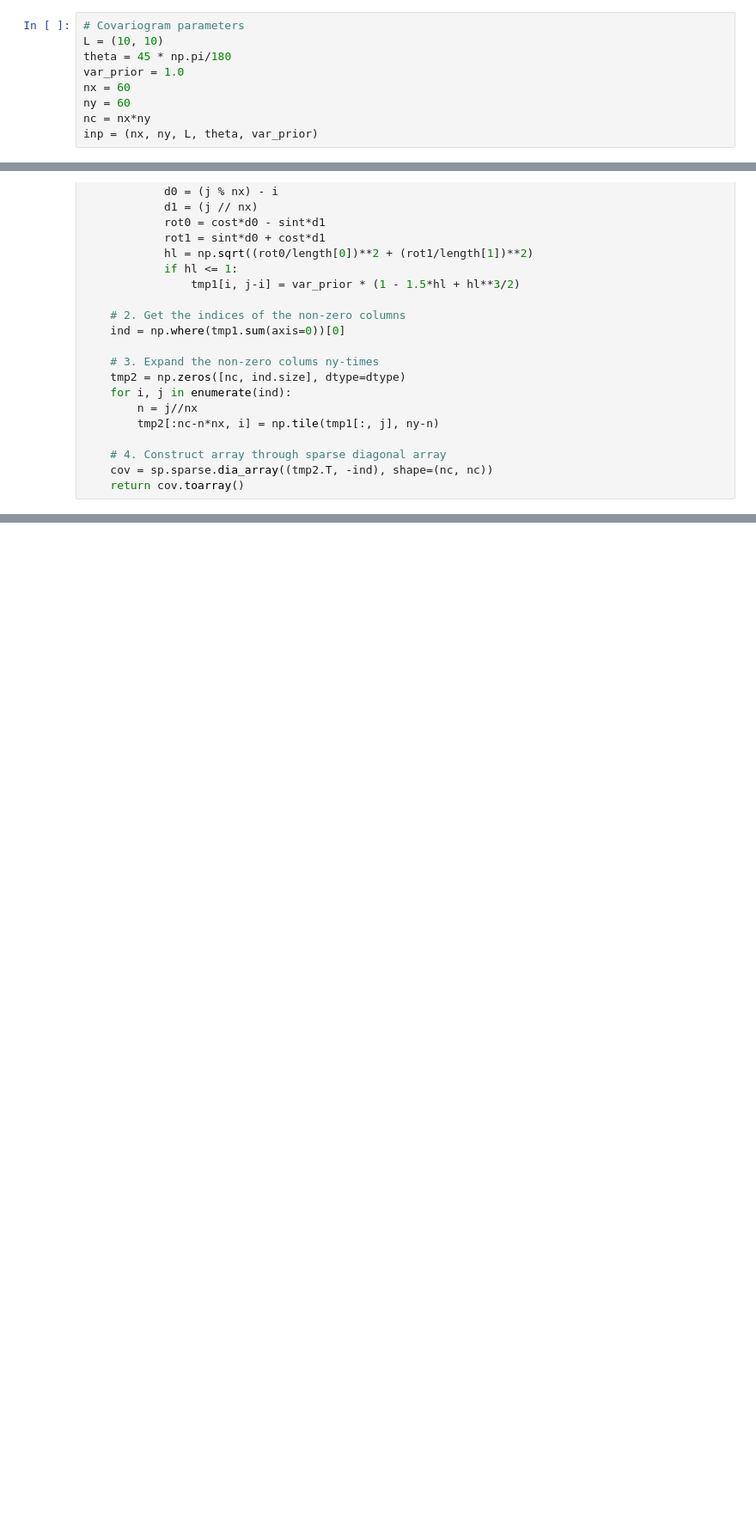
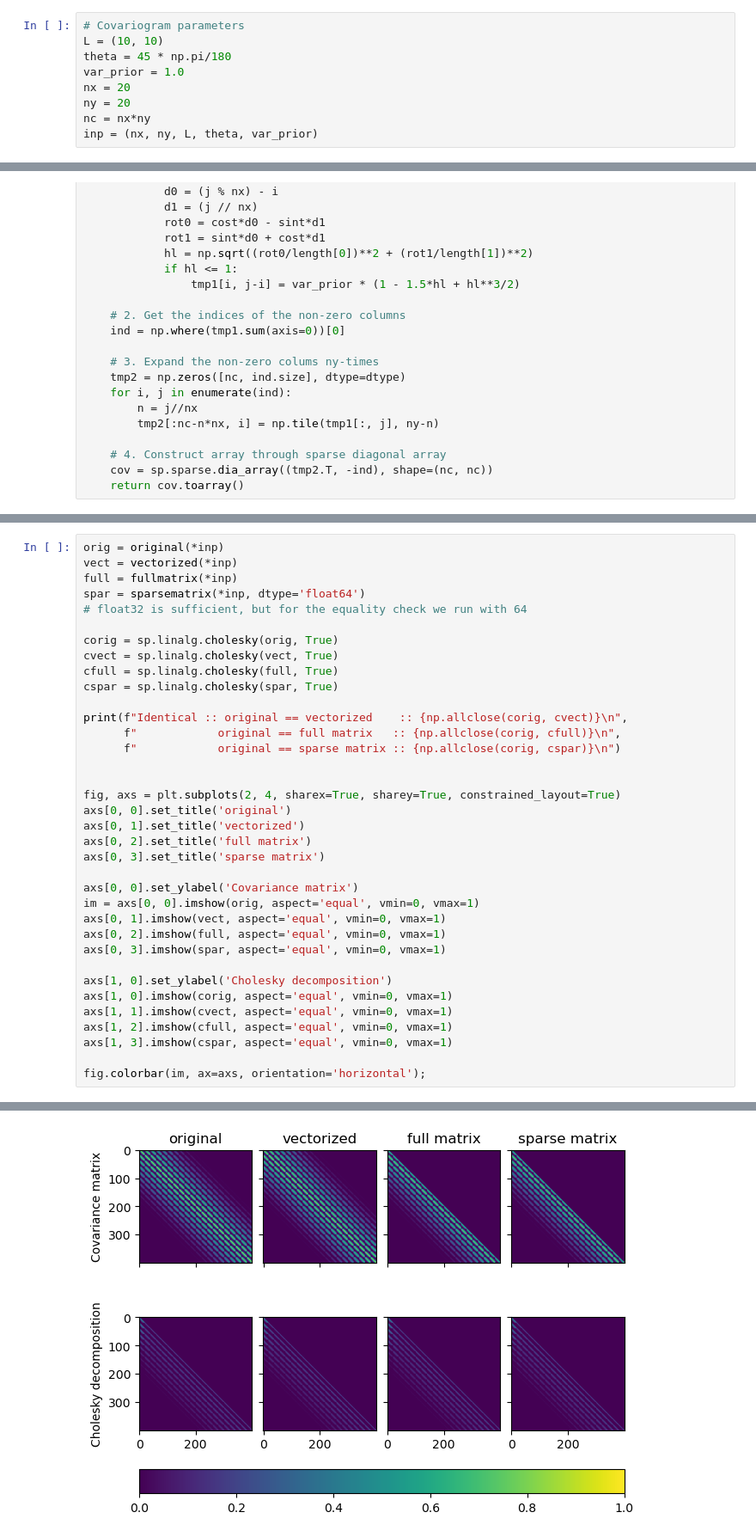
Before and after one commit to prisae/tmp-share, a Jupyter notebook: DevelopCovariance.ipynb, the cells around one changed output, grey strips where cells are left out. Shown at 86% size. Saved outputs shown, nothing was run; the diff lists cells and outputs as text; blank space fills up the shorter version.

```diff
--- a/DevelopCovariance.ipynb
+++ b/DevelopCovariance.ipynb
@@ -8,8 +8,8 @@ import matplotlib.pyplot as plt
 L = (10, 10)
 theta = 45 * np.pi/180
 var_prior = 1.0
-nx = 60
-ny = 60
+nx = 20
+ny = 20
 nc = nx*ny
 inp = (nx, ny, L, theta, var_prior)
 # %%
@@ -168,0 +122,37 @@ peak memory: 871.84 MiB, increment: 0.00 MiB
+# %%
+orig = original(*inp)
+vect = vectorized(*inp)
+full = fullmatrix(*inp)
+spar = sparsematrix(*inp, dtype='float64')
+# float32 is sufficient, but for the equality check we run with 64
+
+corig = sp.linalg.cholesky(orig, True)
+cvect = sp.linalg.cholesky(vect, True)
+cfull = sp.linalg.cholesky(full, True)
+cspar = sp.linalg.cholesky(spar, True)
+
+print(f"Identical :: original == vectorized    :: {np.allclose(corig, cvect)}\n",
+      f"            original == full matrix   :: {np.allclose(corig, cfull)}\n",
+      f"            original == sparse matrix :: {np.allclose(corig, cspar)}\n")
+
+
+fig, axs = plt.subplots(2, 4, sharex=True, sharey=True, constrained_layout=True)
+axs[0, 0].set_title('original')
+axs[0, 1].set_title('vectorized')
+axs[0, 2].set_title('full matrix')
+axs[0, 3].set_title('sparse matrix')
+
+axs[0, 0].set_ylabel('Covariance matrix')
+im = axs[0, 0].imshow(orig, aspect='equal', vmin=0, vmax=1)
+axs[0, 1].imshow(vect, aspect='equal', vmin=0, vmax=1)
+axs[0, 2].imshow(full, aspect='equal', vmin=0, vmax=1)
+axs[0, 3].imshow(spar, aspect='equal', vmin=0, vmax=1)
+
+axs[1, 0].set_ylabel('Cholesky decomposition')
+axs[1, 0].imshow(corig, aspect='equal', vmin=0, vmax=1)
+axs[1, 1].imshow(cvect, aspect='equal', vmin=0, vmax=1)
+axs[1, 2].imshow(cfull, aspect='equal', vmin=0, vmax=1)
+axs[1, 3].imshow(cspar, aspect='equal', vmin=0, vmax=1)
+
+fig.colorbar(im, ax=axs, orientation='horizontal');
+# %% [output]
@@ -168,0 +162 @@ peak memory: 871.84 MiB, increment: 0.00 MiB
+[figure, added]
```
Also changed, not shown: parts of 8 cells of this notebook.
